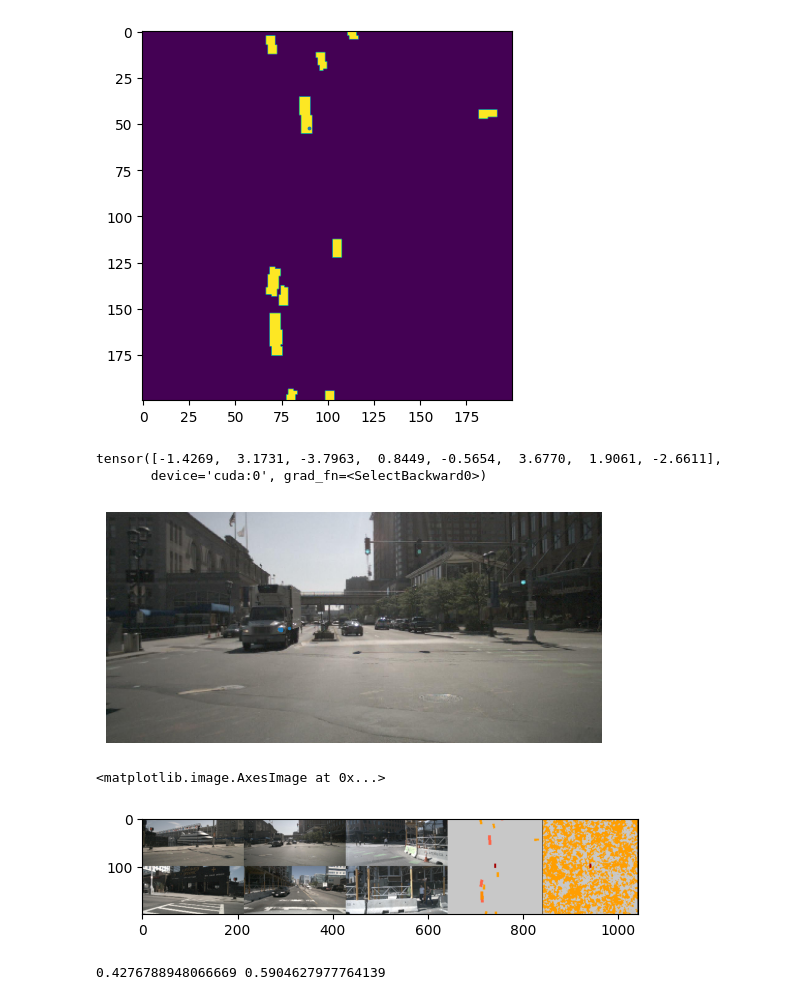
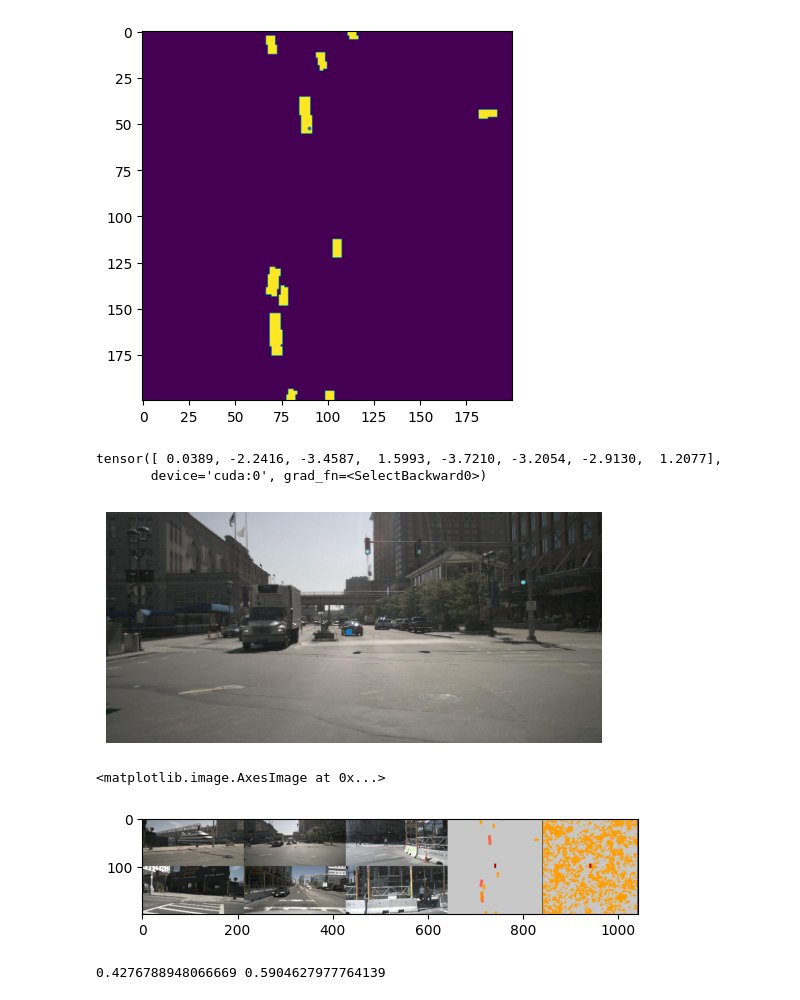
Before and after one commit to nargoo0328/cross_view_transformers, a Jupyter notebook: scripts/test_bug.ipynb, the cells around one changed output. Saved outputs shown, nothing was run; the diff lists cells and outputs as text; code cells hidden in the pictures.

```diff
--- a/scripts/test_bug.ipynb
+++ b/scripts/test_bug.ipynb
@@ -21,10 +23,10 @@ torch.autograd.set_detect_anomaly(True)
 version = 'cvt_labels_nuscenes_v2'
 cfg1 = get_cfg(DATASET_DIR, version, 'SparseBEVSeg_Det_3') # cvt_nuscenes_multiclass Sparse
 device = torch.device('cuda:0') # cuda:5
-model_version = '2024_0814_000439'
+model_version = '2024_0815_133911'
 CHECKPOINT_PATH = None
 # CHECKPOINT_PATH = '../logs/cross_view_transformers_test/' + model_version +'/checkpoints/last.ckpt'
-model, network, loader, viz, _ = prepare_val(cfg1, device, CHECKPOINT_PATH, mode='split', batch_size=4)
+model, network, loader, viz, _ = prepare_val(cfg1, device, CHECKPOINT_PATH, mode='split', batch_size=2)
 # %% [output]
 The version_base parameter is not specified.
 Please specify a compatability version level, or None.
@@ -96,3 +100,6 @@ plt.scatter([97],[30], s=3)
+# %%
+for i,batch in enumerate(loader):
+    break
 # %%
 vehicle_idx = [[4,5,6,7,8,10,11]]
 vehicles = [batch['bev'][:, idx].max(1, keepdim=True).values for idx in vehicle_idx]
@@ -112,48 +119,63 @@ plt.scatter([90],[52], s=3)
 
 #         [[0.4951, 0.5243]],
 
 #         [[0.4952, 0.5507]],
 
 #         [[0.4949, 0.4746]],
 
 #         [[0.4952, 0.4506]],
 
 #         [[0.4962, 0.6852]]]
 
-x = [[[0.3509, 0.5044]],
+x = [[[0.4908, 0.5212]],
 
-        [[0.3513, 0.5032]],
+        [[0.4854, 0.5210]],
 
-        [[0.3507, 0.5097]],
+        [[0.4854, 0.5121]],
 
-        [[0.3473, 0.5047]],
+        [[0.4901, 0.5130]],
 
-        [[0.3514, 0.5098]],
+        [[0.4909, 0.5076]],
 
-        [[0.3517, 0.5076]],
+        [[0.4883, 0.5195]],
 
-        [[0.3683, 0.5030]],
+        [[0.4854, 0.5158]],
 
-        [[0.3520, 0.5044]]]
+        [[0.4871, 0.5088]]]
+# [[[0.3613, 0.4691]],
+
+#         [[0.3504, 0.4794]],
+
+#         [[0.3512, 0.4666]],
+
+#         [[0.3532, 0.4743]],
+
+#         [[0.3519, 0.4691]],
+
+#         [[0.3686, 0.4761]],
+
+#         [[0.3512, 0.4649]],
+
+#         [[0.3527, 0.5019]]]
 
 x = np.array(x)[:,0]
 x[:, 0] *= 480
 x[:, 1] *= 224
 print(pred['height'][0,:,52, 90])
 # x = x[2:6]
 plt.imshow(batch['image'][0,1].cpu().permute(1,2,0))
 plt.scatter(x[:,0],x[:,1],s=2)
 plt.axis('off')
 plt.show()
 # %% [output]
-tensor([-1.4269,  3.1731, -3.7963,  0.8449, -0.5654,  3.6770,  1.9061, -2.6611],
+tensor([ 0.0389, -2.2416, -3.4587,  1.5993, -3.7210, -3.2054, -2.9130,  1.2077],
        device='cuda:0', grad_fn=<SelectBackward0>)
-[figure, old version]
+[figure, new version]
 # %%
 plt.imshow(vis_result[0])
 # %% [output]
 <matplotlib.image.AxesImage at 0x...>
-[figure, old version]
+[figure, new version]
 # %%
 visible = 0.006508241407573223
 offset = 0.0038428744301199913
```
Also changed, not shown: parts of 4 cells of this notebook, 5 other files.
